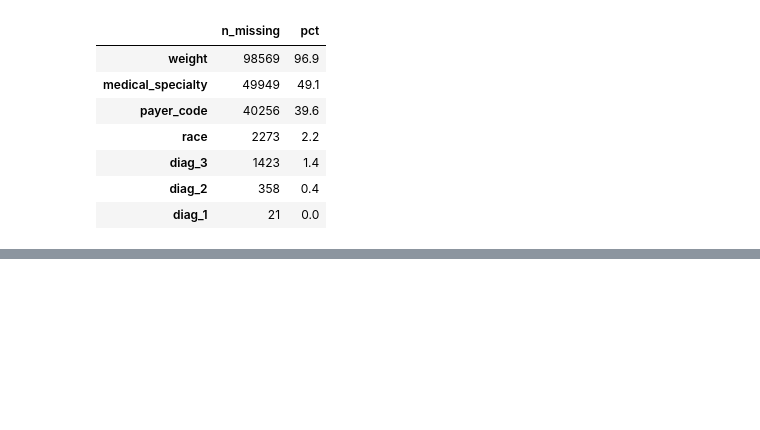
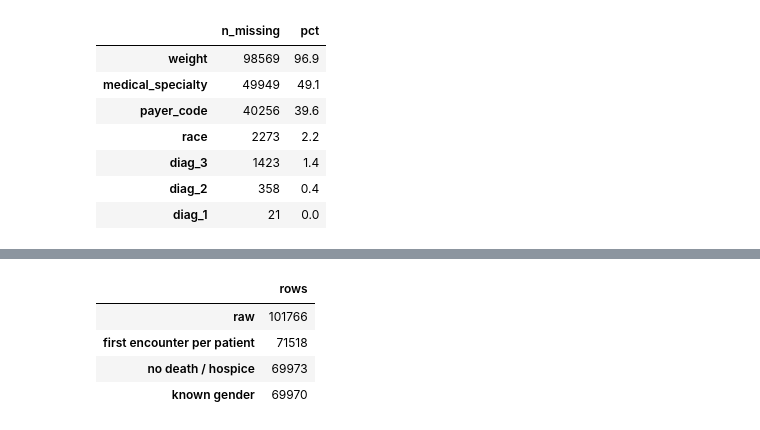
Before and after one commit to gigifumagalli/diabetes-readmission, a Jupyter notebook: notebooks/01_scoping_eda.ipynb, the cells around one changed output, grey strips where cells are left out. Drawn from its saved outputs; the diff is of its cells as text; code cells hidden in the pictures; blank space fills up the shorter version.

```diff
--- a/notebooks/01_scoping_eda.ipynb
+++ b/notebooks/01_scoping_eda.ipynb
@@ -218,0 +233,24 @@ missing[missing["n_missing"] > 0].sort_values("n_missing", ascending=False)
+# %%
+# Discharged as expired (11, 19, 20, 21) or to hospice (13, 14)
+EXCLUDED_DISCHARGE = [11, 13, 14, 19, 20, 21]
+
+# Row count after each rule, to document how much data each one removes
+funnel = {"raw": len(df_raw)}
+
+# encounter_id is the only time proxy in the data: lower id = earlier encounter
+df = df_raw.sort_values("encounter_id").drop_duplicates(subset="patient_nbr", keep="first")
+funnel["first encounter per patient"] = len(df)
+
+df = df[~df["discharge_disposition_id"].isin(EXCLUDED_DISCHARGE)]
+funnel["no death / hospice"] = len(df)
+
+df = df[df["gender"] != "Unknown/Invalid"].reset_index(drop=True)
+funnel["known gender"] = len(df)
+
+pd.Series(funnel, name="rows").to_frame()
+# %% [output]
+|  | rows |
+| raw | 101766 |
+| first encounter per patient | 71518 |
+| no death / hospice | 69973 |
+| known gender | 69970 |
```
Also changed, not shown: parts of 7 cells of this notebook, 1 other file.
